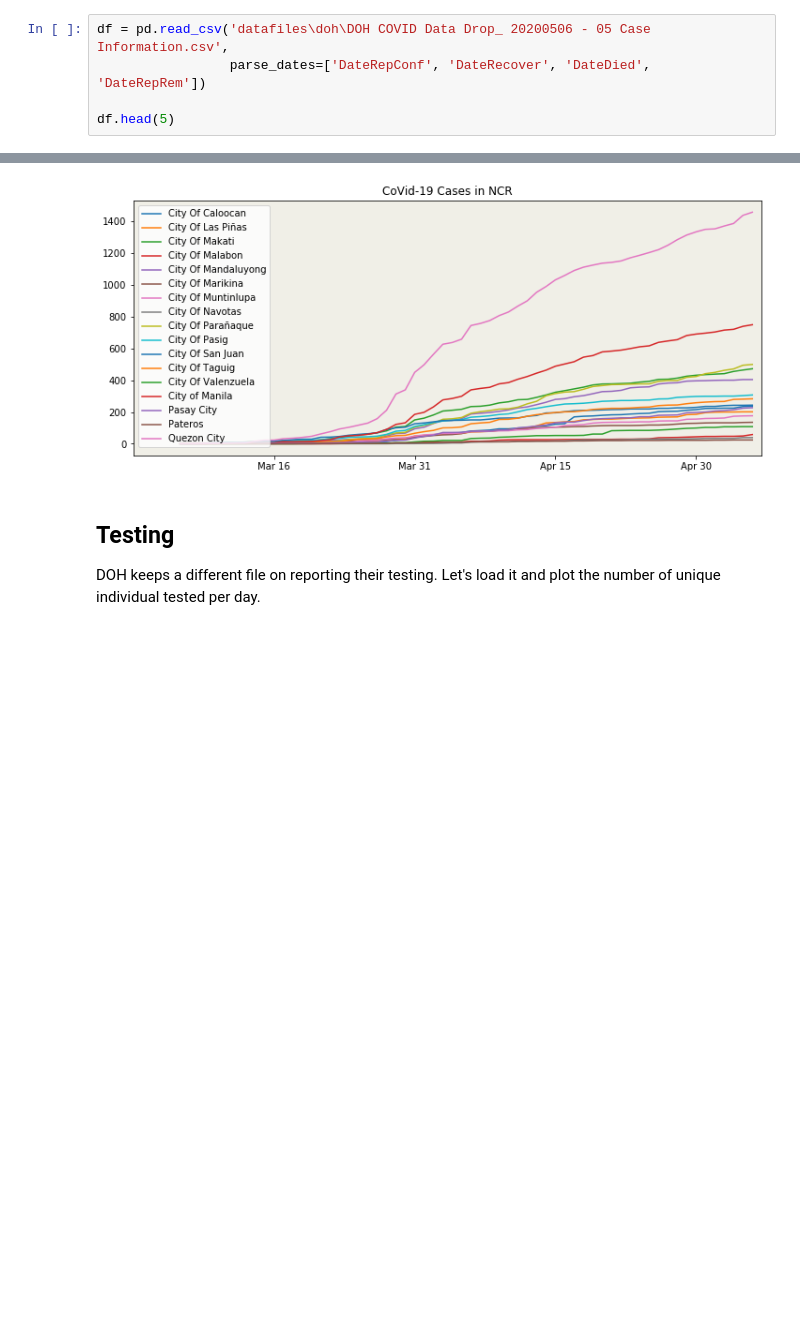
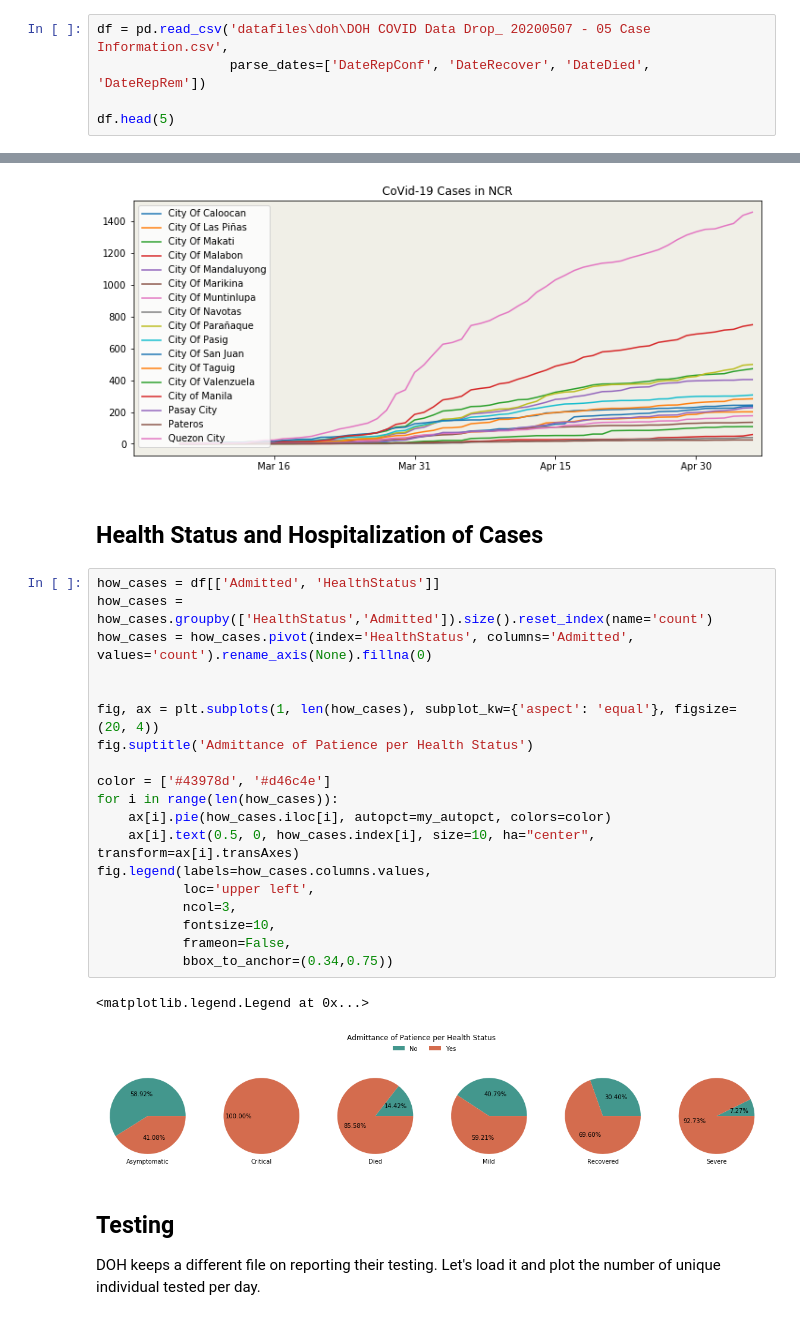
Before and after one commit to jpcajanding/Covid-19-Visualizations, a Jupyter notebook: philippines_charts.ipynb, the cells around one changed output, grey strips where cells are left out. Cells and saved outputs as stored; diff of their text form; blank space fills up the shorter version.

Commit message:
Updated May 7 data Added Health Status and Hospitalization of Cases

```diff
--- a/philippines_charts.ipynb
+++ b/philippines_charts.ipynb
@@ -15,7 +15,7 @@ Data comes from the officially published data of the Department of Health in the
 # %% [markdown]
 Load the data from a csv file in the data folder (updated every 7 PM Philippine Time) and examine the contents
 # %%
-df = pd.read_csv('datafiles\doh\DOH COVID Data Drop_ 20200506 - 05 Case Information.csv',
+df = pd.read_csv('datafiles\doh\DOH COVID Data Drop_ 20200507 - 05 Case Information.csv',
                  parse_dates=['DateRepConf', 'DateRecover', 'DateDied', 'DateRepRem'])
 
 df.head(5)
@@ -474,6 +474,30 @@ plt.xticks(pd.date_range(pd.Timestamp('2020-03-01'), day_case.index[-1] + pd.Dat
   <matplotlib.axis.XTick at 0x...>],
  <a list of 4 Text xticklabel objects>)
 [figure]
+# %% [markdown]
+## Health Status and Hospitalization of Cases
+# %%
+how_cases = df[['Admitted', 'HealthStatus']]
+how_cases = how_cases.groupby(['HealthStatus','Admitted']).size().reset_index(name='count')
+how_cases = how_cases.pivot(index='HealthStatus', columns='Admitted', values='count').rename_axis(None).fillna(0)
+
+
+fig, ax = plt.subplots(1, len(how_cases), subplot_kw={'aspect': 'equal'}, figsize=(20, 4))
+fig.suptitle('Admittance of Patience per Health Status')
+
+color = ['#43978d', '#d46c4e']
+for i in range(len(how_cases)):
+    ax[i].pie(how_cases.iloc[i], autopct=my_autopct, colors=color)
+    ax[i].text(0.5, 0, how_cases.index[i], size=10, ha="center", transform=ax[i].transAxes)
+fig.legend(labels=how_cases.columns.values,
+           loc='upper left',
+           ncol=3,
+           fontsize=10,
+           frameon=False,
+           bbox_to_anchor=(0.34,0.75))
+# %% [output]
+<matplotlib.legend.Legend at 0x...>
+[figure, added]
 # %% [markdown]
 ## Testing
 
```
Also changed, not shown: parts of 1 cell of this notebook, 3 other files.
